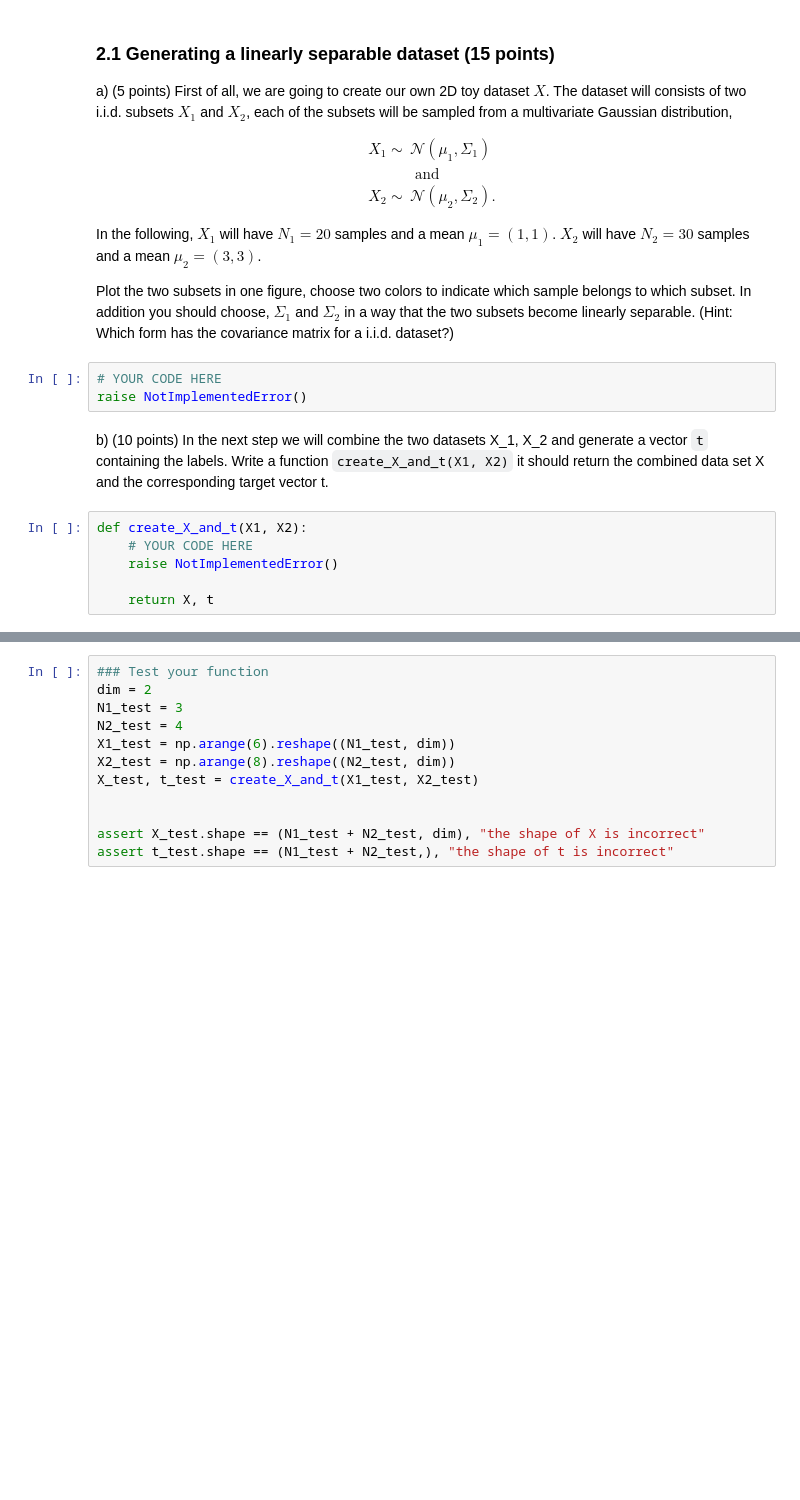
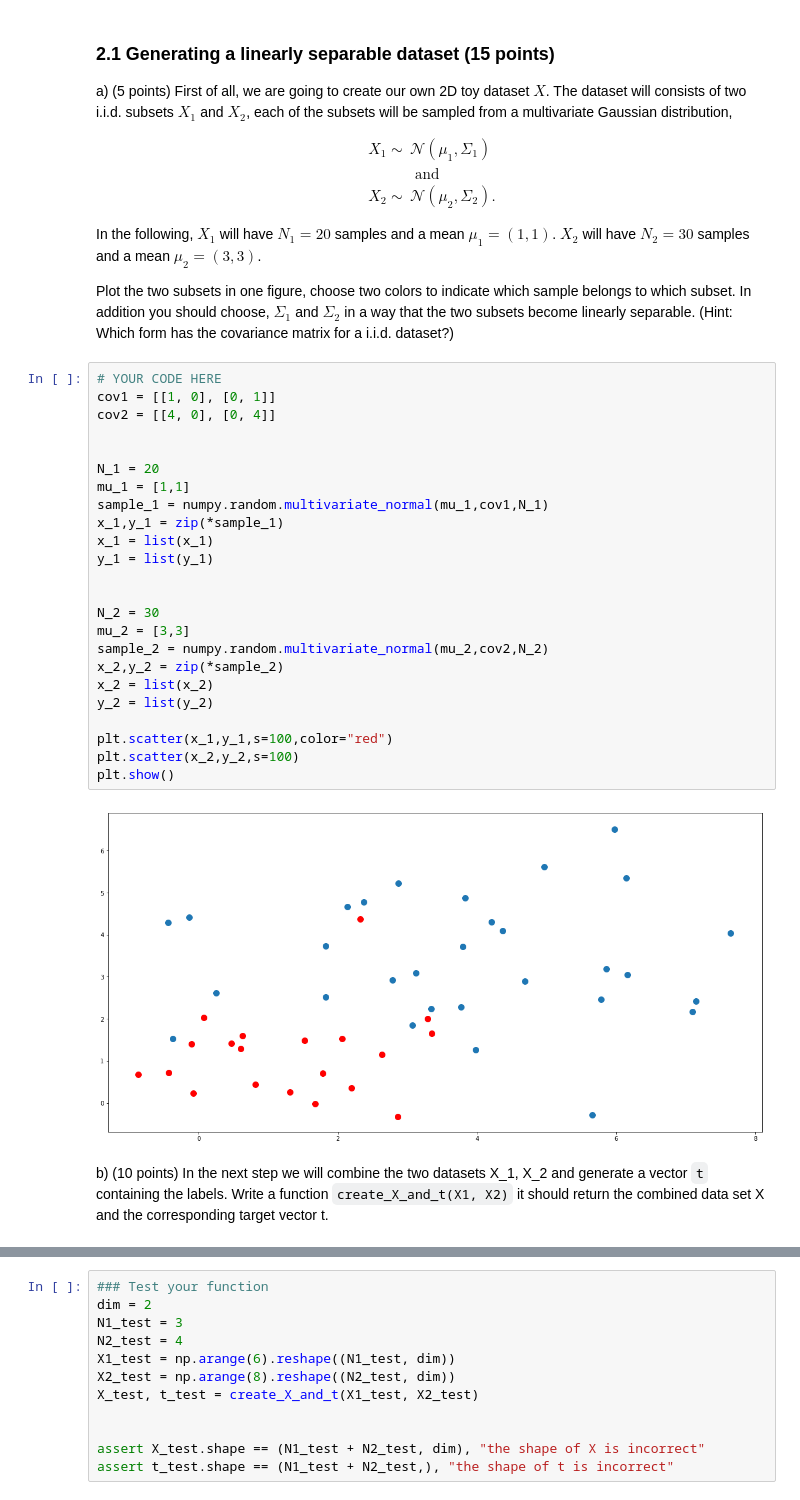
Before and after one commit to filipkny/MachineLearning1_UvA, a Jupyter notebook: lab3.ipynb, the cells around one changed output, grey strips where cells are left out. Drawn from its saved outputs; the diff is of its cells as text; blank space fills up the shorter version.

```diff
--- a/lab3.ipynb
+++ b/lab3.ipynb
@@ -379,14 +386,31 @@ X_2 \sim &\mathcal{N}(\mu_2, \Sigma_2).
 In the following, $X_1$ will have $N_1=20$ samples and a mean $\mu_1=(1,1)$. $X_2$ will have $N_2=30$ samples and a mean $\mu_2=(3,3)$.
 
 Plot the two subsets in one figure, choose two colors to indicate which sample belongs to which subset. In addition you should choose, $\Sigma_1$ and $\Sigma_2$ in a way that the two subsets become linearly separable. (Hint: Which form has the covariance matrix for a i.i.d. dataset?)
-# %%
-# YOUR CODE HERE
-raise NotImplementedError()
+# %%
+# YOUR CODE HERE
+cov1 = [[1, 0], [0, 1]]
+cov2 = [[4, 0], [0, 4]]
+
+
+N_1 = 20
+mu_1 = [1,1]
+sample_1 = numpy.random.multivariate_normal(mu_1,cov1,N_1)
+x_1,y_1 = zip(*sample_1)
+x_1 = list(x_1)
+y_1 = list(y_1)
+
+
+N_2 = 30
+mu_2 = [3,3]
+sample_2 = numpy.random.multivariate_normal(mu_2,cov2,N_2)
+x_2,y_2 = zip(*sample_2)
+x_2 = list(x_2)
+y_2 = list(y_2)
+
+plt.scatter(x_1,y_1,s=100,color="red")
+plt.scatter(x_2,y_2,s=100)
+plt.show()
+# %% [output]
+[figure, added]
 # %% [markdown]
 b) (10 points) In the next step we will combine the two datasets X_1, X_2 and generate a vector `t` containing the labels. Write a function `create_X_and_t(X1, X2)` it should return the combined data set X and the corresponding target vector t.
-# %%
-def create_X_and_t(X1, X2):
-    # YOUR CODE HERE
-    raise NotImplementedError()
-
-    return X, t
```
Also changed, not shown: parts of 8 cells of this notebook.
